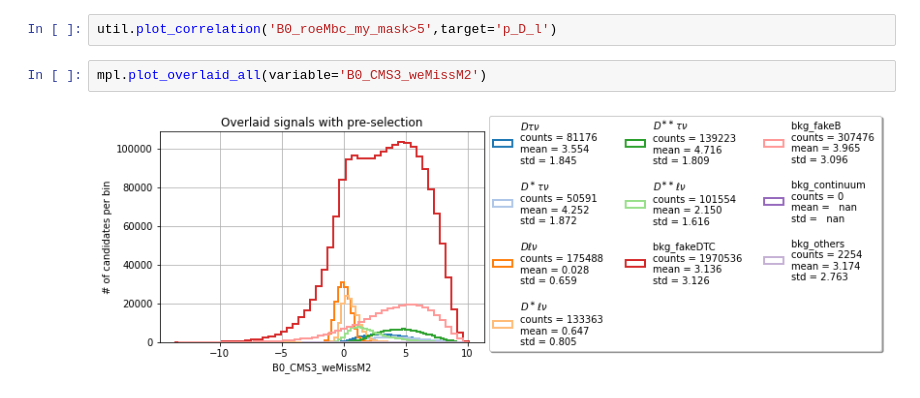
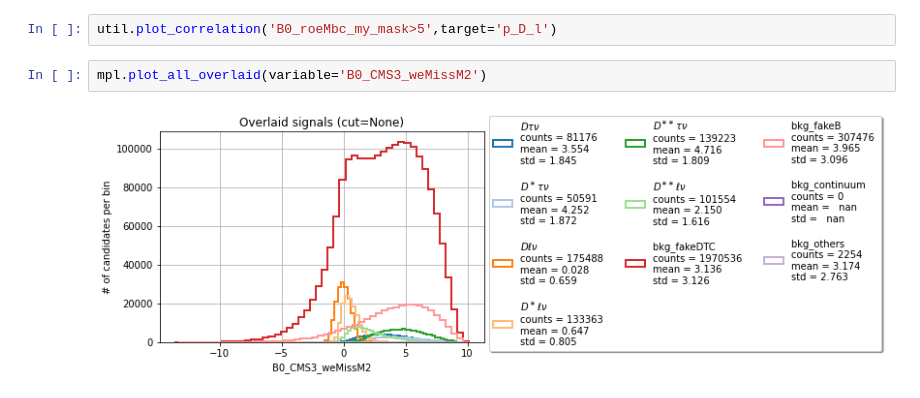
Before and after one commit to zjkjsd/inclusive_R_D, a Jupyter notebook: Offline/2_PlotNtuple_e.ipynb, the cells around one changed output. Cells and saved outputs as stored; diff of their text form.

Commit message:
plotting updates

```diff
--- a/Offline/2_PlotNtuple_e.ipynb
+++ b/Offline/2_PlotNtuple_e.ipynb
@@ -67,6 +84,6 @@ util.plot_correlation('B0_roeMbc_my_mask>5',target='B0_CMS3_weMissM2')
 # %%
 util.plot_correlation('B0_roeMbc_my_mask>5',target='p_D_l')
 # %%
-mpl.plot_overlaid_all(variable='B0_CMS3_weMissM2')
+mpl.plot_all_overlaid(variable='B0_CMS3_weMissM2')
 # %% [output]
-[figure, old version]
+[figure, new version]
```
Also changed, not shown: parts of 16 cells of this notebook, 11 other files.
